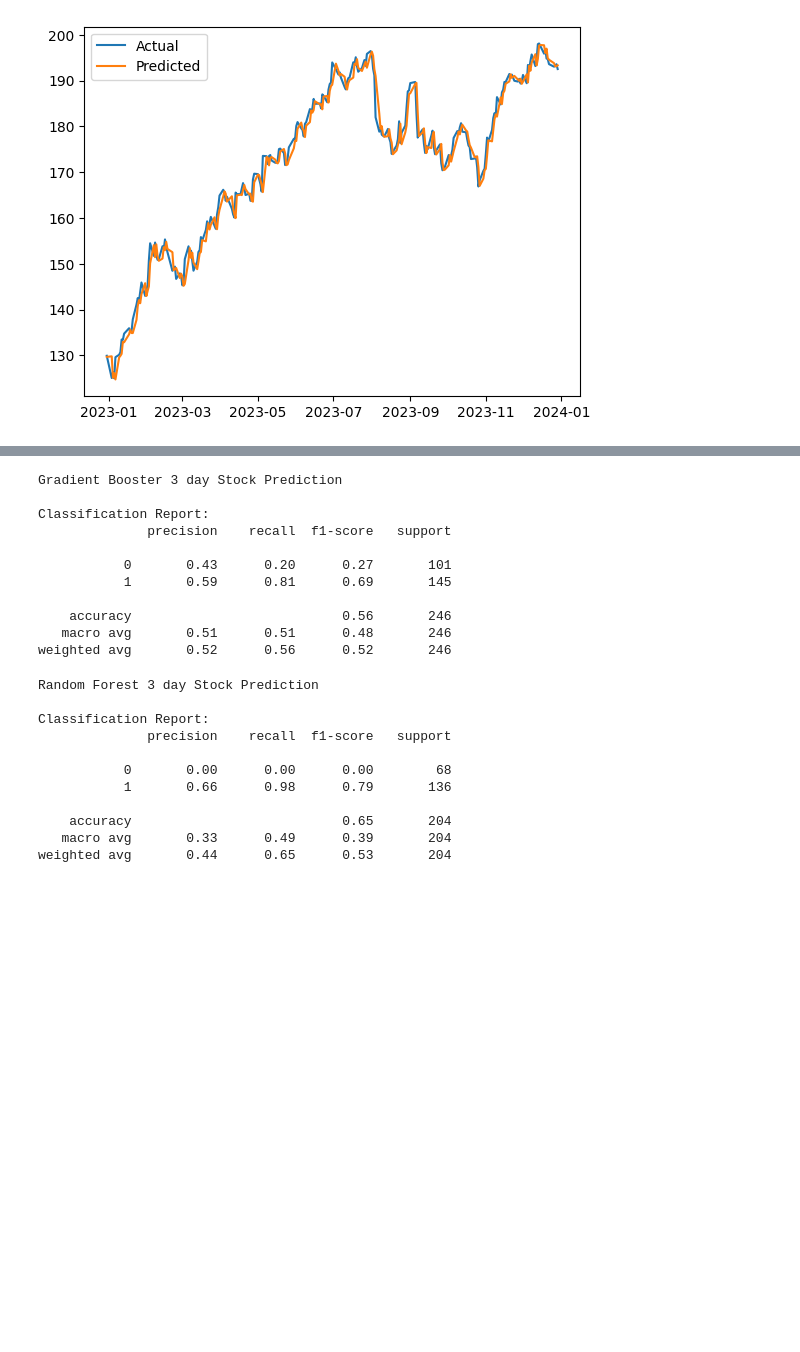
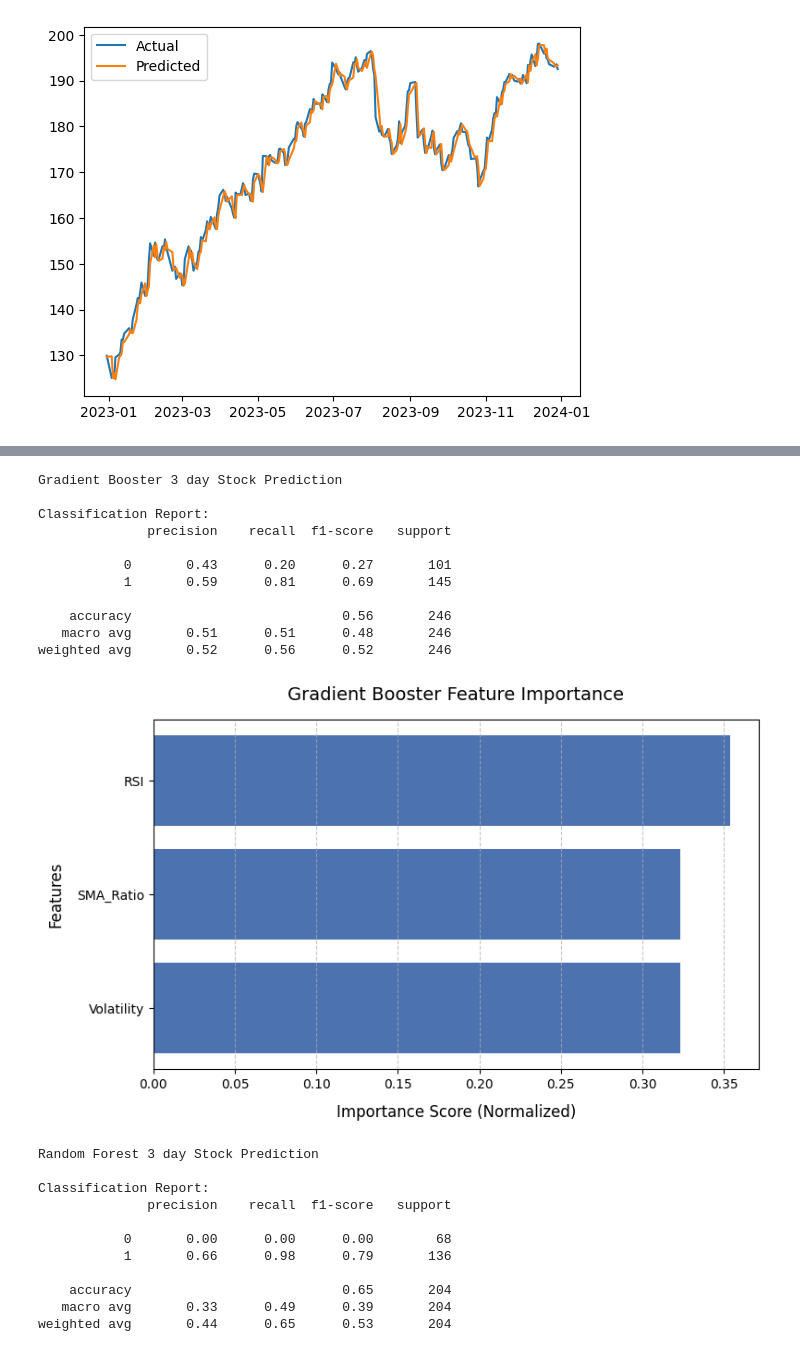
Before and after one commit to rreap/stocks, a Jupyter notebook: Stocks_Project.ipynb, the cells around one changed output, grey strips where cells are left out. Saved outputs shown, nothing was run; the diff lists cells and outputs as text; code cells hidden in the pictures; blank space fills up the shorter version.

```diff
--- a/Stocks_Project.ipynb
+++ b/Stocks_Project.ipynb
@@ -282,6 +305,7 @@ import numpy as np
 import pandas as pd
 from sklearn.ensemble import GradientBoostingClassifier
 from sklearn.metrics import accuracy_score, classification_report
+import matplotlib.pyplot as plt
 
 url = "https://raw.githubusercontent.com/frontiertechinstitute/datasets/refs/heads/main/Major%20Tech%20Stocks%202019-2024%20Dataset/major-tech-stock-2019-2024.csv"
 df = pd.read_csv(url)
@@ -320,33 +344,47 @@ y = model_df["Target"]
 
 split = int(len(model_df) * 0.80)
 X_train, X_test = X.iloc[:split], X.iloc[split:]
 y_train, y_test = y.iloc[:split], y.iloc[split:]
 
 model = GradientBoostingClassifier(
     n_estimators=100,
     learning_rate=0.05,
     max_depth=3,
     random_state=42
 )
 
 model.fit(X_train, y_train)
 predictions = model.predict(X_test)
 
 print("Gradient Booster 3 day Stock Prediction")
 print("\nClassification Report:")
 print(classification_report(y_test, predictions))
+
+feature_importance = model.feature_importances_
+sorted_idx = np.argsort(feature_importance)
+
+plt.figure(figsize=(8, 5))
+plt.barh(range(len(sorted_idx)), feature_importance[sorted_idx], align='center', color='#4C72B0')
+plt.yticks(range(len(sorted_idx)), np.array(features)[sorted_idx])
+plt.title('Gradient Booster Feature Importance', fontsize=14, pad=15)
+plt.xlabel('Importance Score (Normalized)', fontsize=12, labelpad=10)
+plt.ylabel('Features', fontsize=12, labelpad=10)
+plt.grid(axis='x', linestyle='--', alpha=0.7)
+plt.tight_layout()
+plt.show()
 # %% [output]
 Gradient Booster 3 day Stock Prediction
 
 Classification Report:
               precision    recall  f1-score   support
 
            0       0.43      0.20      0.27       101
            1       0.59      0.81      0.69       145
 
     accuracy                           0.56       246
    macro avg       0.51      0.51      0.48       246
 weighted avg       0.52      0.56      0.52       246
+[figure, added]
 # %%
 # 3 day predictor -> Random Forest
 
```
Also changed, not shown: parts of 3 cells of this notebook.
